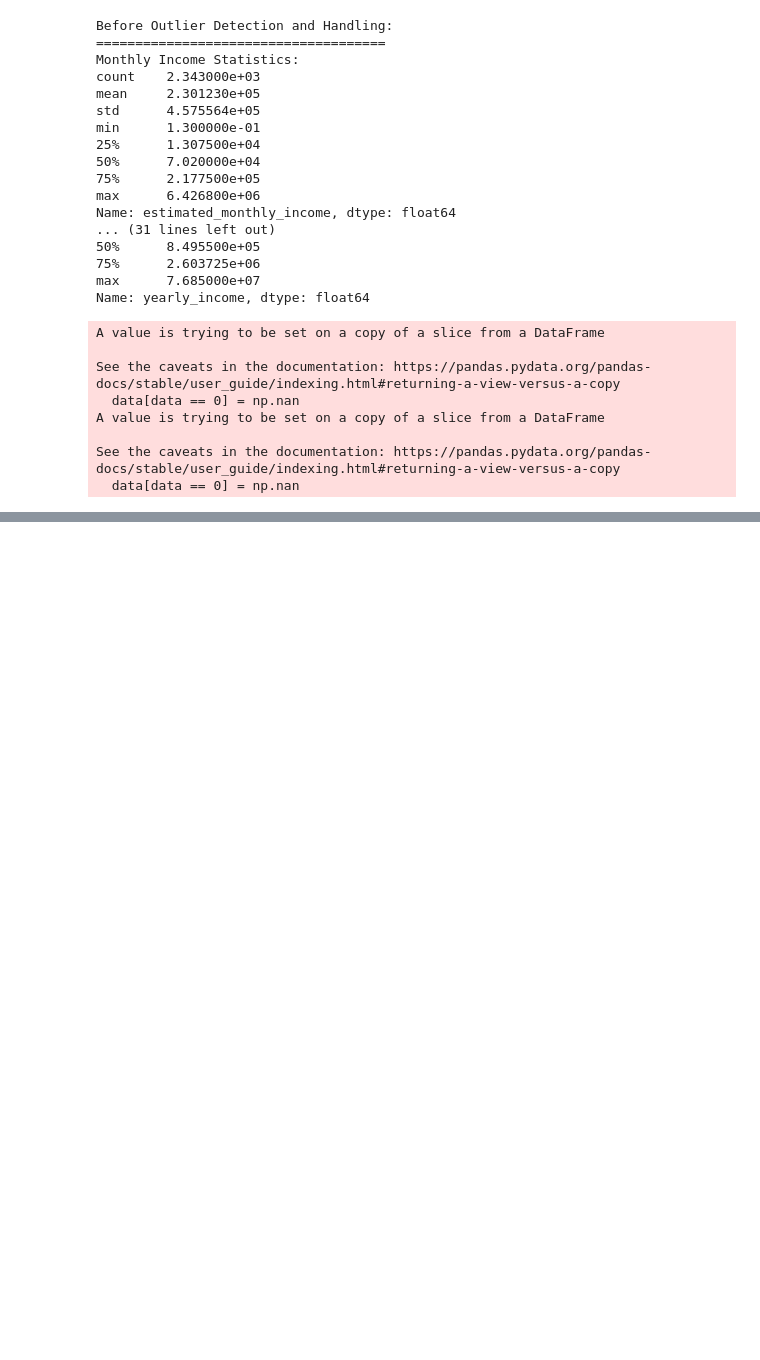
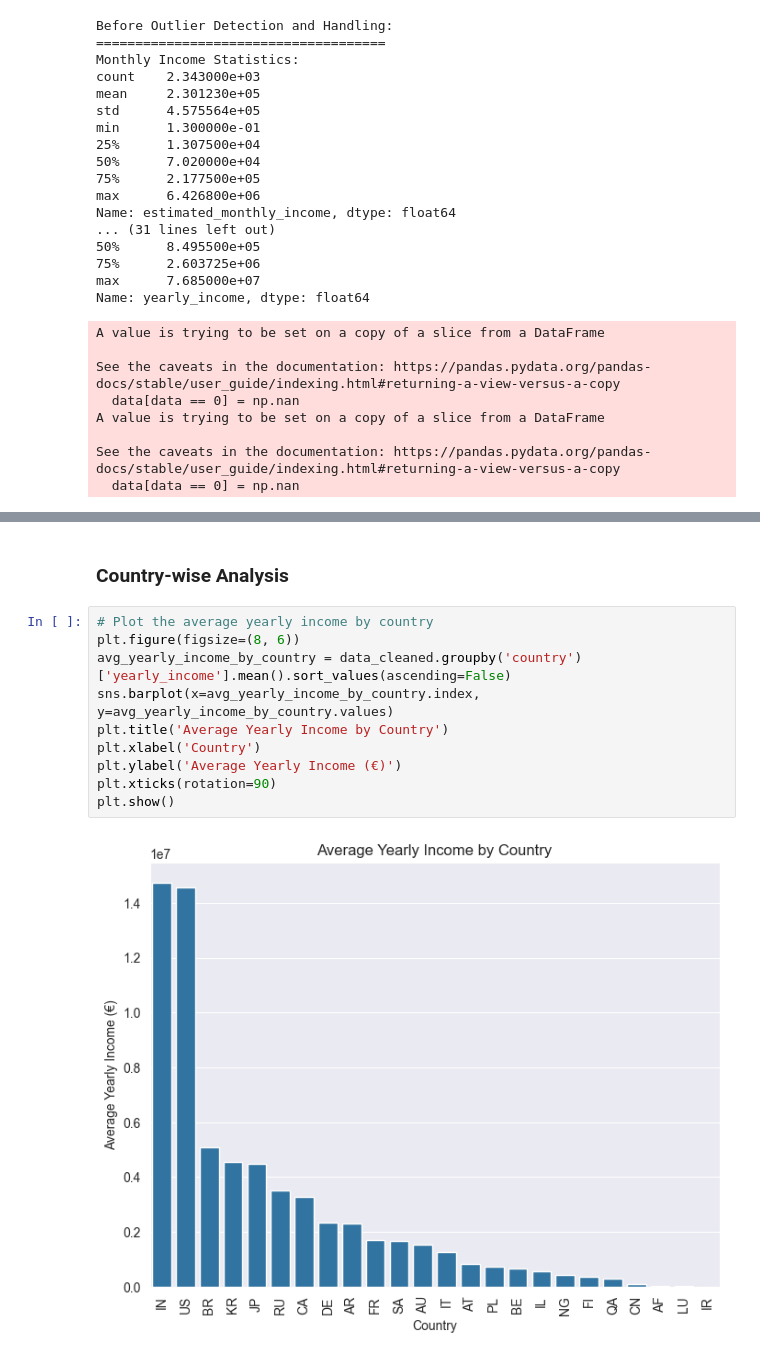
Before and after one commit to amirZZZkiller/DS-Course-Projects, a Jupyter notebook: Pr01/Pr01.ipynb, the cells around one changed output, grey strips where cells are left out. Drawn from its saved outputs; the diff is of its cells as text; blank space fills up the shorter version.

```diff
--- a/Pr01/Pr01.ipynb
+++ b/Pr01/Pr01.ipynb
@@ -399,0 +263,14 @@ Modified dataset after outlier handling:
+# %% [markdown]
+### Country-wise Analysis
+# %%
+# Plot the average yearly income by country
+plt.figure(figsize=(8, 6))
+avg_yearly_income_by_country = data_cleaned.groupby('country')['yearly_income'].mean().sort_values(ascending=False)
+sns.barplot(x=avg_yearly_income_by_country.index, y=avg_yearly_income_by_country.values)
+plt.title('Average Yearly Income by Country')
+plt.xlabel('Country')
+plt.ylabel('Average Yearly Income (€)')
+plt.xticks(rotation=90)
+plt.show()
+# %% [output]
+[figure, added]
```
Also changed, not shown: parts of 22 cells of this notebook, 2 other files.
